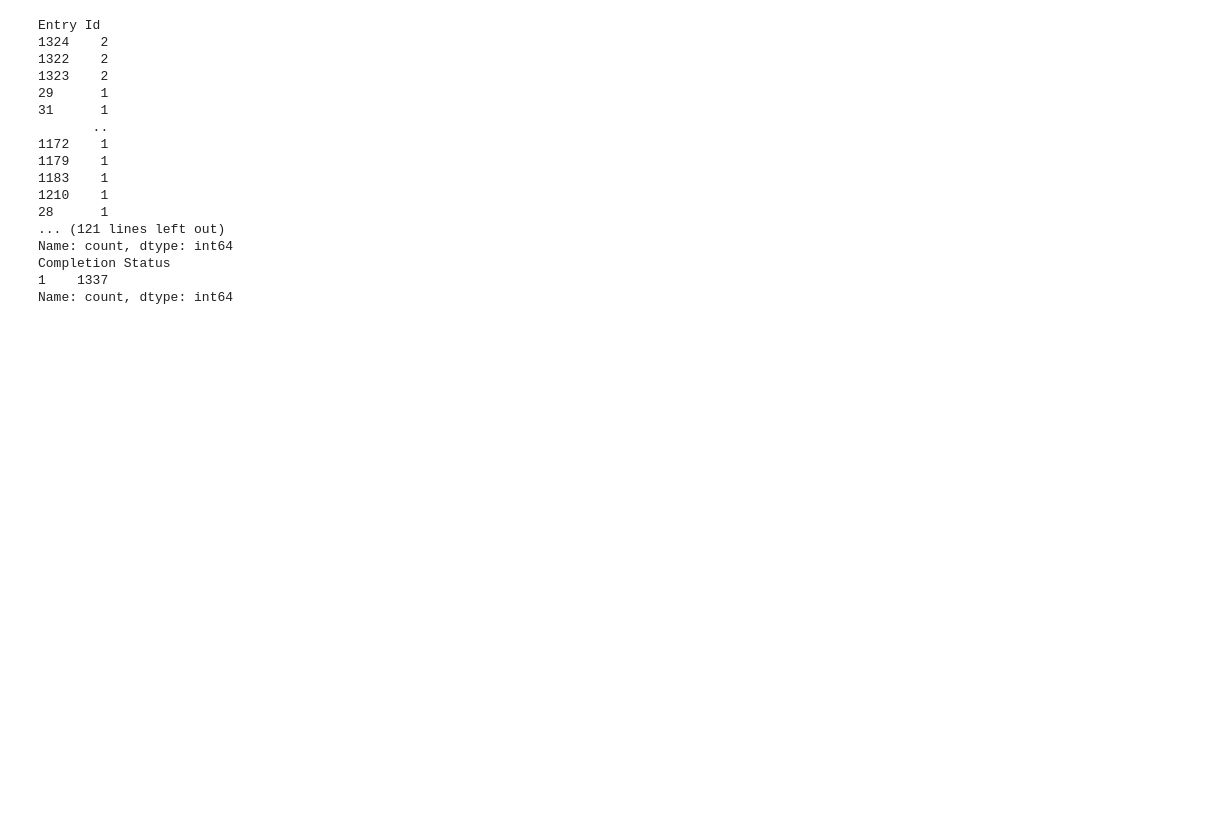
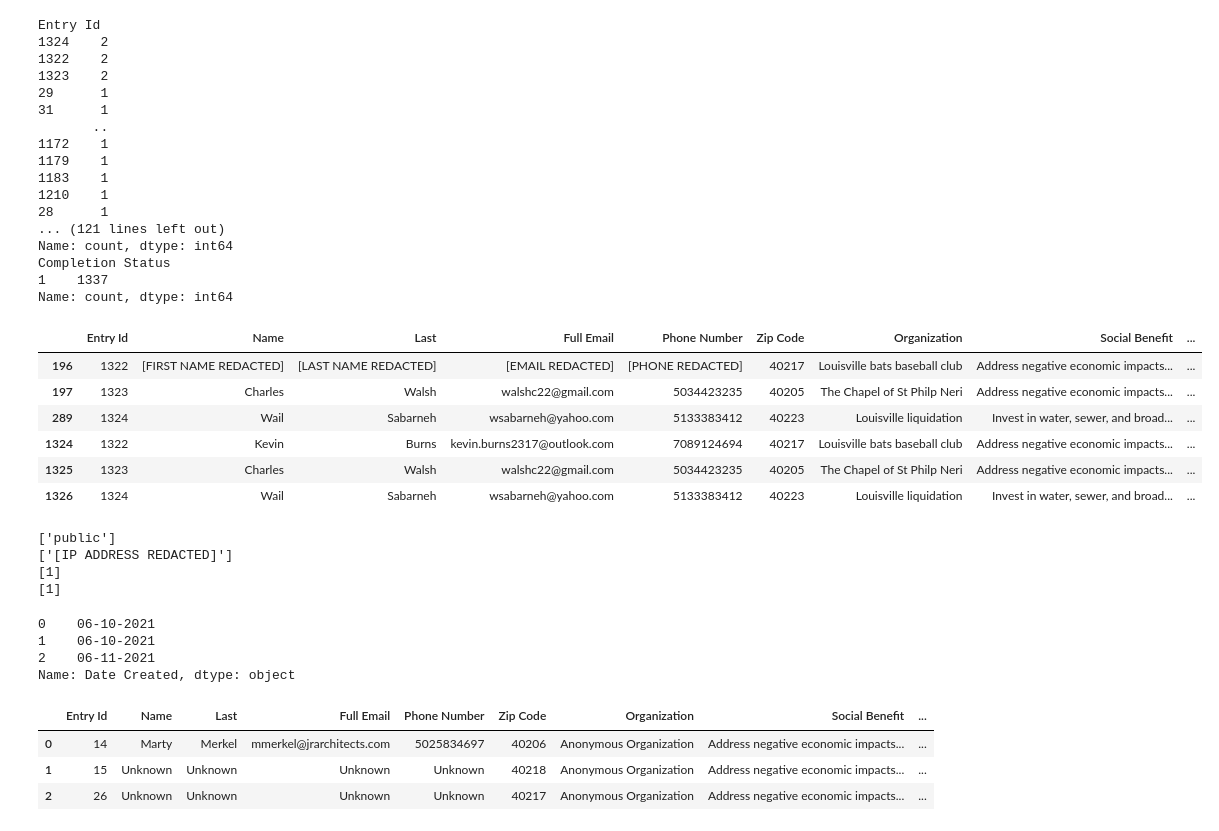
Before and after one commit to matt-harvey-data/Code_You_American_Recovery_Plan, a Jupyter notebook: ARP_Data_Mini_Project.ipynb, the cells around one changed output. Cells and saved outputs as stored; diff of their text form; code cells hidden in the pictures; blank space fills up the shorter version.

Commit message:
Finished data cleaning by handling bad values, datatypes, and validating abnormalities.

```diff
--- a/ARP_Data_Mini_Project.ipynb
+++ b/ARP_Data_Mini_Project.ipynb
@@ -251,3 +257,14 @@ Name: count, dtype: int64
 Completion Status
 1    1337
 Name: count, dtype: int64
+# %%
+# Isolate the known duplicated values in the entry id column which should be unique
+df[df['Entry Id'].isin([1322, 1323, 1324])]
+# %% [output]
+|  | Entry Id | Name | Last | Full Email | Phone Number | Zip Code | Organization | Social Benefit | ... |
+| 196 | 1322 | [FIRST NAME REDACTED] | [LAST NAME REDACTED] | [EMAIL REDACTED] | [PHONE REDACTED] | 40217 | Louisville bats baseball club | Address negative economic impacts... | ... |
+| 197 | 1323 | Charles | Walsh | walshc22@gmail.com | 5034423235 | 40205 | The Chapel of St Philp Neri | Address negative economic impacts... | ... |
+| 289 | 1324 | Wail | Sabarneh | wsabarneh@yahoo.com | 5133383412 | 40223 | Louisville liquidation | Invest in water, sewer, and broad... | ... |
+| 1324 | 1322 | Kevin | Burns | kevin.burns2317@outlook.com | 7089124694 | 40217 | Louisville bats baseball club | Address negative economic impacts... | ... |
+| 1325 | 1323 | Charles | Walsh | walshc22@gmail.com | 5034423235 | 40205 | The Chapel of St Philp Neri | Address negative economic impacts... | ... |
+| 1326 | 1324 | Wail | Sabarneh | wsabarneh@yahoo.com | 5133383412 | 40223 | Louisville liquidation | Invest in water, sewer, and broad... | ... |
@@ -253,0 +274,9 @@ Name: count, dtype: int64
+# %%
+# Inspect these columns observed to have the same value in each row, to assess for it's meaningfulness
+for col in ['Created By', 'IP Address', 'Last Page Accessed', 'Completion Status']:
+    print(df[col].unique())
+# %% [output]
+['public']
+['[IP ADDRESS REDACTED]']
+[1]
+[1]
@@ -253,0 +290,8 @@ Name: count, dtype: int64
+# %%
+# Sanity check to assess the success of the last operation
+df['Date Created'].head(3)
+# %% [output]
+0    06-10-2021
+1    06-10-2021
+2    06-11-2021
+Name: Date Created, dtype: object
@@ -253,0 +313,8 @@ Name: count, dtype: int64
+# %%
+# Sanity check to assess the success of the previous operation
+df.head(3)
+# %% [output]
+|  | Entry Id | Name | Last | Full Email | Phone Number | Zip Code | Organization | Social Benefit | ... |
+| 0 | 14 | Marty | Merkel | mmerkel@jrarchitects.com | 5025834697 | 40206 | Anonymous Organization | Address negative economic impacts... | ... |
+| 1 | 15 | Unknown | Unknown | Unknown | Unknown | 40218 | Anonymous Organization | Address negative economic impacts... | ... |
+| 2 | 26 | Unknown | Unknown | Unknown | Unknown | 40217 | Anonymous Organization | Address negative economic impacts... | ... |
```
Also changed, not shown: parts of 16 cells of this notebook.
